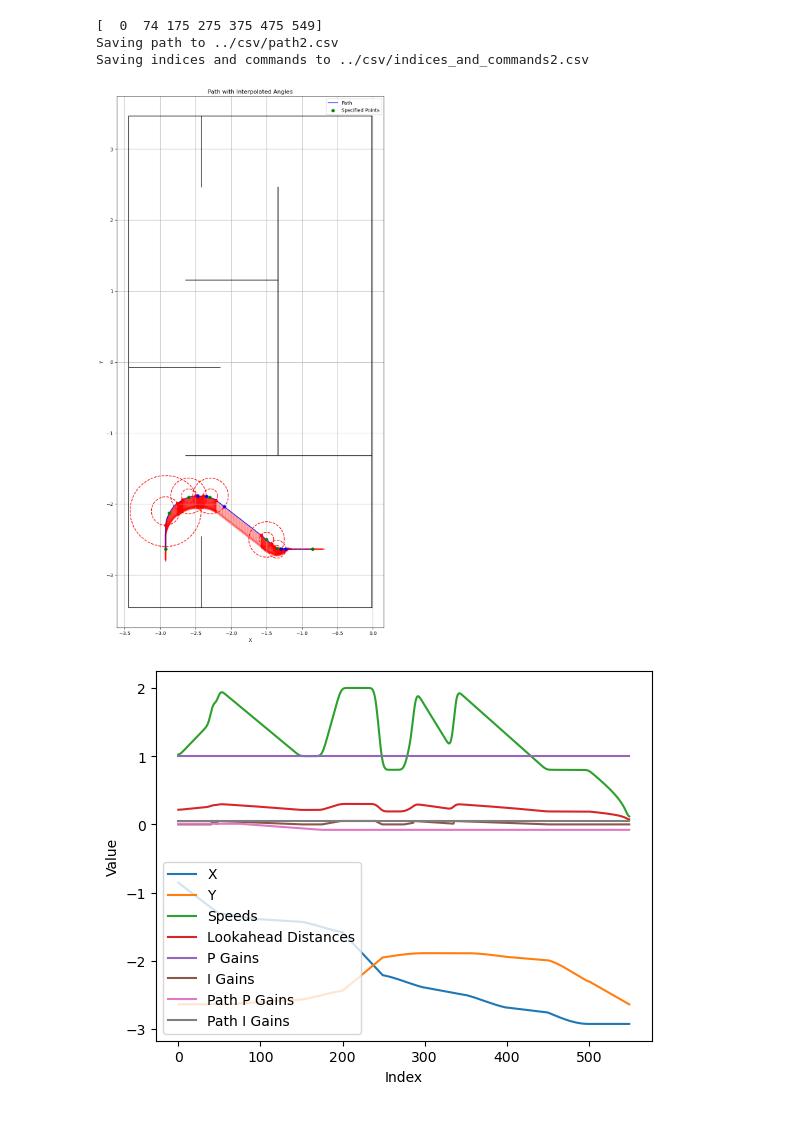
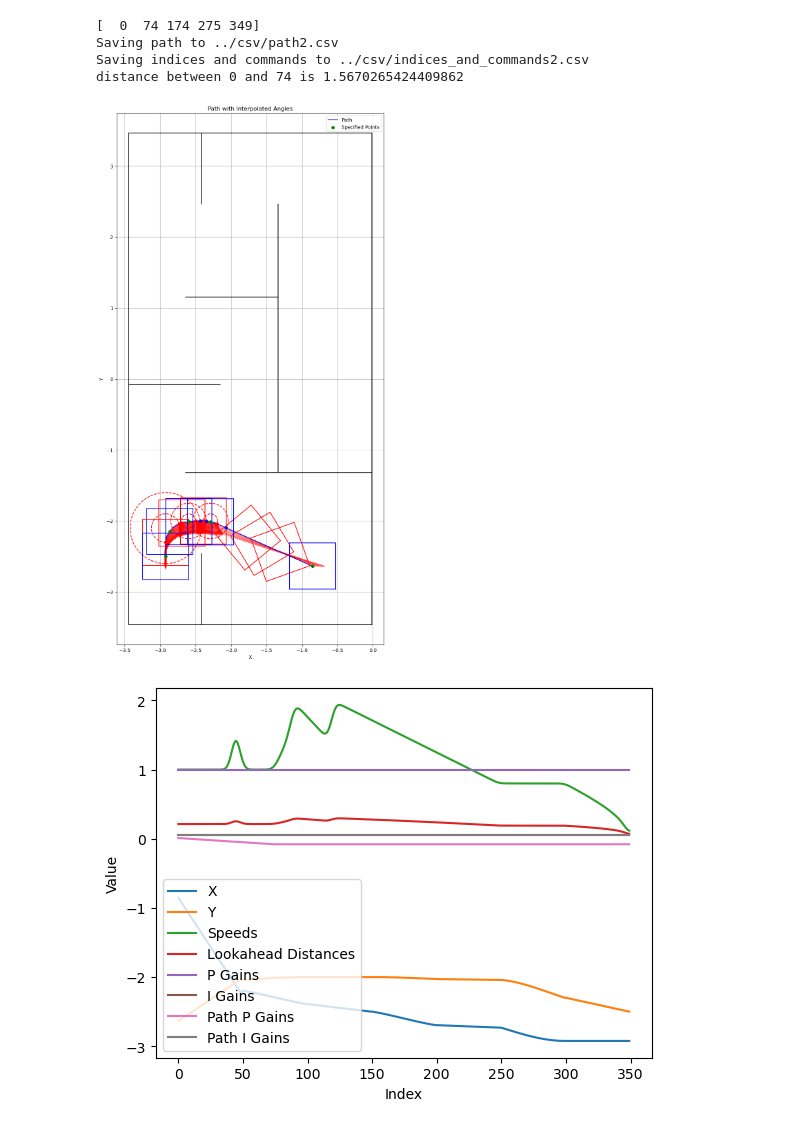
Before and after one commit to NeyagawaRobocons/chassis_haru_robo2024, a Jupyter notebook: pure_pursuit/pure_pursuit/path_generator.ipynb, the cells around one changed output. Saved outputs shown, nothing was run; the diff lists cells and outputs as text; code cells hidden in the pictures.

```diff
--- a/pure_pursuit/pure_pursuit/path_generator.ipynb
+++ b/pure_pursuit/pure_pursuit/path_generator.ipynb
@@ -44,50 +49,51 @@ TypeError: generate_and_save_path() got an unexpected keyword argument 'distance
 # %%
-# daiza place
-max_speed = 2.0 # 速度[m/s]
-max_lookahead_distance = 0.3 # 先行距離[m]
-angle_threshold = 0.05 # 角度のしきい値[rad]
-path_p_gain = 0.1
-path_i_gain = 0.05
-deg = np.radians(100)
-poses = np.zeros((7, 7))
-poses[:,0] = np.array([0.854, 0.854 + 0.5, 1.5, 2.291, 2.6, 2.924, 2.924]) # x
-poses[:,1] = np.array([-2.637, -2.637, -2.5, -1.887, -1.887, -2.1, -2.637]) # y
-poses[:,2] = np.array([np.pi/2.0, np.pi/2.0, np.pi, np.pi, np.pi, np.pi, np.pi]) # theta
-poses[:,3] = np.array([0.05, 0.05, 0.1, 0.1, 0.1, 0.2, 0.1]) # radius
-poses[:,4] = np.array([0.5, 0.75, 0.5, 0.4, 0.4, 0.4, 0.4]) # speed_rate
+# daiza collect
+num_points = 5
+poses = np.zeros((num_points, 9))
+poses[:,:3] = np.array([ # x, y, yaw[deg]
+    [0.854, -2.637, 90.0],
+    [2.291, -2, 180.0],
+    [2.6, -2, 180.0],
+    [2.924, -2.1, 180.0],
+    [2.924, -2.5, 180.0]
+])
+poses[:,3] = np.array([0.05, 0.1, 0.1, 0.2, 0.1]) # radius
+poses[:,4] = np.array([0.5, 0.5, 0.4, 0.4, 0.4]) # speed_rate
+poses[:,5] = np.array([1.0, 1.0, 1.0, 1.0, 1.0]) # p_gain_rates
+poses[:,6] = np.array([0.05, 0.05, 0.05, 0.05, 0.05]) # i_gain_rates
 # for opposite field
 poses[:,0] = -poses[:,0]
 poses[:,2] = -poses[:,2]
-poses[:,5] = np.array([1.0, 1.0, 1.0, 1.0, 1.0, 1.0, 1.0]) # p_gain_rates
-poses[:,6] = np.array([0.0, 0.0, 0.0, 0.0, 0.0, 0.0, 0.0]) # i_gain_rates
+poses[:,2] = np.pi * poses[:,2] / 180.0 # yaw[rad]
 
-commands = np.array([
-    [0, 0, False],
-    [7, 0, False],
+commands = np.array([ # daiza_state, hina_state, bonbori_state
     [0, 0, False],
     [0, 0, False],
     [0, 0, False],
     [0, 0, False],
     [9, 0, False],
 ])
 
 generate_and_save_path(
         poses,
         commands,
-        max_lookahead_distance,
-        max_speed=max_speed,
-        angle_threshold=angle_threshold,
-        path_p_gain=path_p_gain,
+        max_lookahead_distance=0.3, # 先行距離[m]
+        max_speed=2.0, # 速度[m/s]
+        distance_threshold=0.1, # 距離のしきい値[m]
+        angle_threshold=0.05, # 角度のしきい値[rad]
+        path_p_gain=0.1,
         path_p_magnification=10.0,
-        path_i_gain=path_i_gain,
+        path_i_gain=0.05,
         resolution=50,
-        path_number=2
+        path_number=2,
+        # field_side='right'
     )
 # %% [output]
-[  0  74 175 275 375 475 549]
+[  0  74 174 275 349]
 Saving path to ../csv/path2.csv
 Saving indices and commands to ../csv/indices_and_commands2.csv
+distance between 0 and 74 is 1.5670265424409862
-[figure, old version]
+[figure, new version]
-[figure, old version]
+[figure, new version]
 # %%
 # hina collect
```
Also changed, not shown: parts of 5 cells of this notebook, 12 other files.
